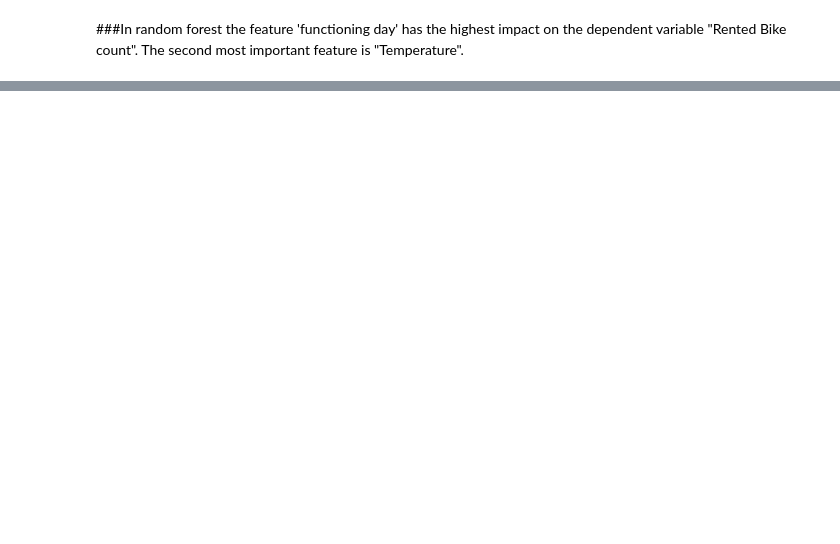
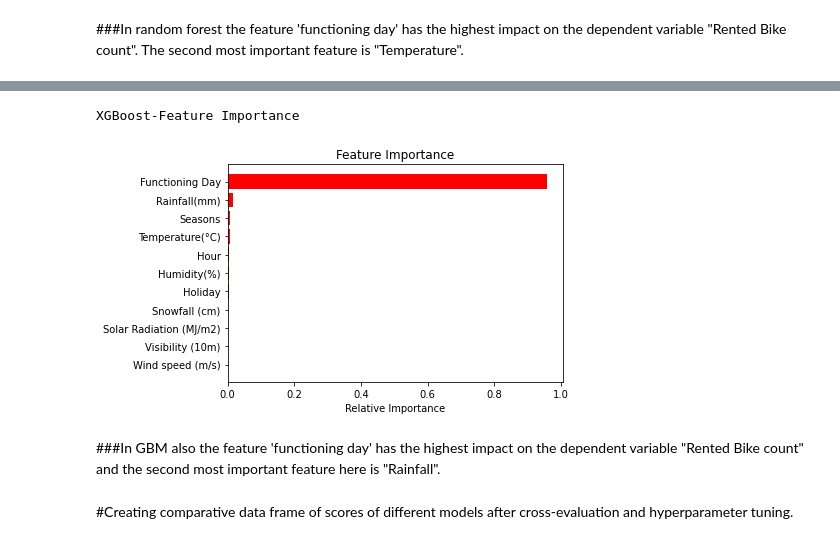
Before and after one commit to nivyathiruvoth/Seoul-Bike-Sharing-Demand-Prediction, a Jupyter notebook: Bike_Sharing_Demand_Prediction.ipynb, the cells around one changed output, grey strips where cells are left out. Drawn from its saved outputs; the diff is of its cells as text; code cells hidden in the pictures; blank space fills up the shorter version.

```diff
--- a/Bike_Sharing_Demand_Prediction.ipynb
+++ b/Bike_Sharing_Demand_Prediction.ipynb
@@ -868,0 +1018,9 @@ feature_importance(rf_optimal_model)
+# %%
+# Instantiation
+xgb = xgb.XGBRegressor(objective ='reg:linear',n_estimators = 1000, seed = 123)
+
+# Fitting the model
+xgb.fit(X_train, y_train)
+
+# Predict the model
+pred = xgb.predict(X_test)
@@ -868,0 +1058,14 @@ feature_importance(rf_optimal_model)
+# %%
+params = {
+    'n_estimators':[500],
+    'max_depth': [4,6,8],
+    'objective': ['reg:squarederror', 'reg:tweedie'],
+    'eval_metric': ['rmse']}
+
+xgb = xgboost.XGBRegressor(nthread=-1)
+
+n_iter_search = 100
+xgb_grid = RandomizedSearchCV(xgb, param_distributions=params,
+                                   n_iter=n_iter_search, cv=5, scoring='neg_mean_squared_error')
+
+xgb_grid.fit(X_train, y_train)
@@ -868,0 +1092,2 @@ feature_importance(rf_optimal_model)
+# %%
+xgb_optimal_model=xgb_grid.best_estimator_
@@ -868,0 +1119,11 @@ feature_importance(rf_optimal_model)
+# %%
+
+print("XGBoost-Feature Importance")
+feature_importance(xgb_optimal_model)
+# %% [output]
+XGBoost-Feature Importance
+[figure, added]
+# %% [markdown]
+###In GBM also the feature 'functioning day' has the highest impact on the dependent variable "Rented Bike count" and the second most important feature here is "Rainfall".
+# %% [markdown]
+#Creating comparative data frame of scores of different models after cross-evaluation and hyperparameter tuning.
```
Also changed, not shown: parts of 72 cells of this notebook.
